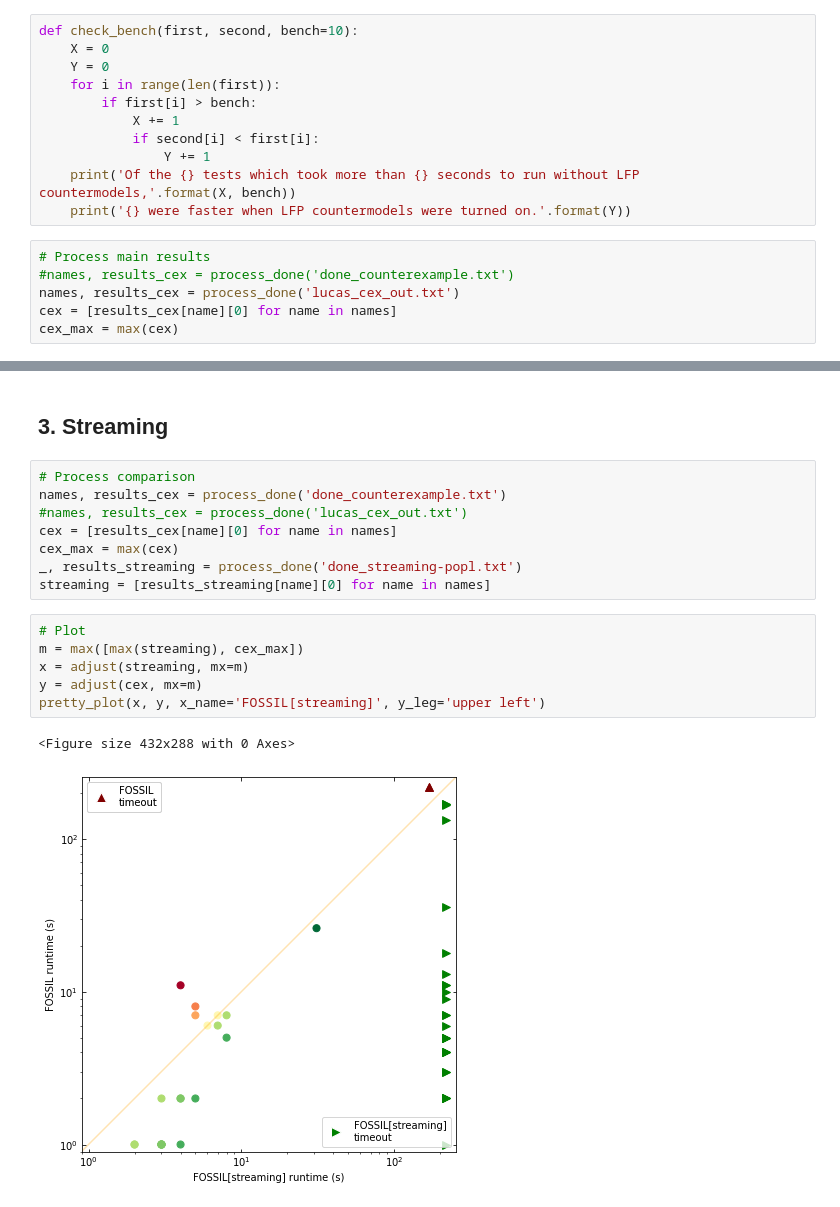
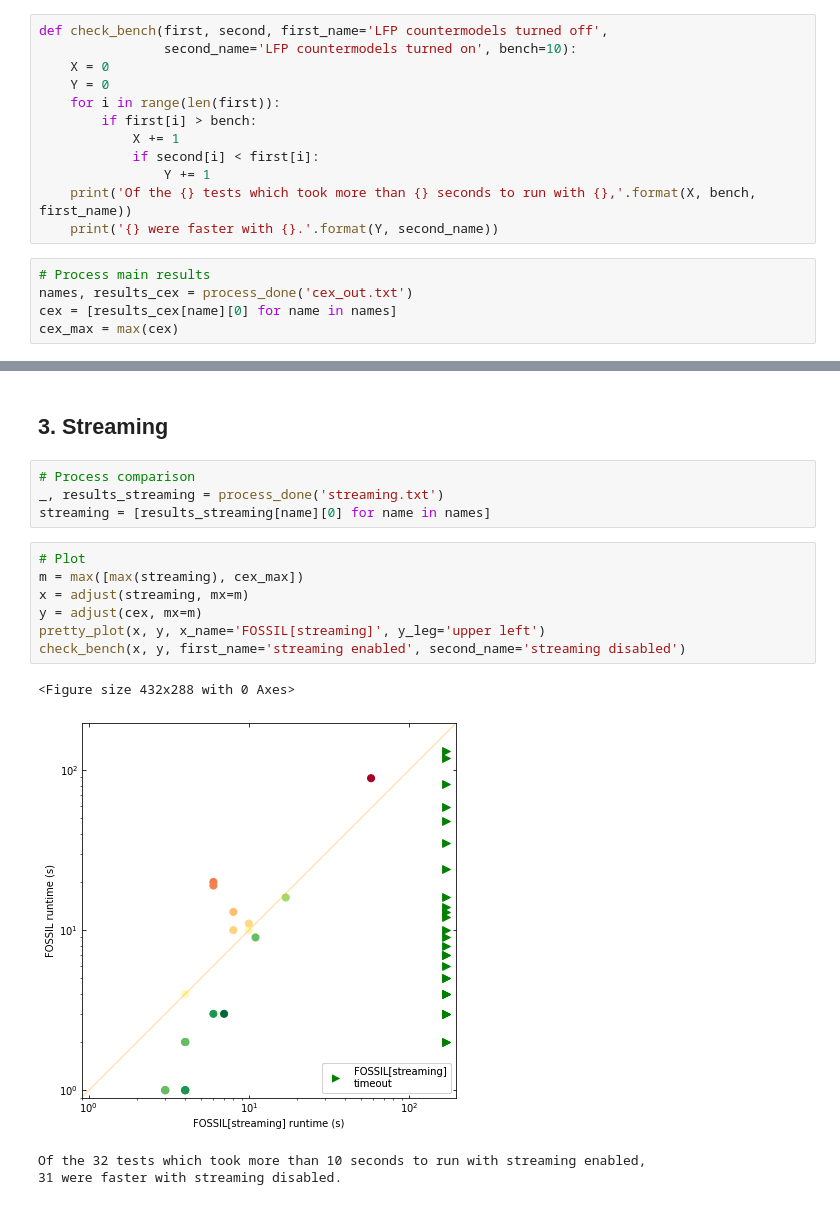
Before and after one commit to muraliadithya/FOSSIL, a Jupyter notebook: plotting/plotter.ipynb, the cells around one changed output, grey strips where cells are left out. Saved outputs shown, nothing was run; the diff lists cells and outputs as text.

Commit message:
updated plots with all of Lucas data

```diff
--- a/plotting/plotter.ipynb
+++ b/plotting/plotter.ipynb
@@ -1,7 +1,8 @@
 # %%
 from pretty_plot import *
 # %%
-def check_bench(first, second, bench=10):
+def check_bench(first, second, first_name='LFP countermodels turned off',
+                second_name='LFP countermodels turned on', bench=10):
     X = 0
     Y = 0
     for i in range(len(first)):
@@ -9,12 +10,11 @@ def check_bench(first, second, bench=10):
             X += 1
             if second[i] < first[i]:
                 Y += 1
-    print('Of the {} tests which took more than {} seconds to run without LFP countermodels,'.format(X, bench))
-    print('{} were faster when LFP countermodels were turned on.'.format(Y))
+    print('Of the {} tests which took more than {} seconds to run with {},'.format(X, bench, first_name))
+    print('{} were faster with {}.'.format(Y, second_name))
 # %%
 # Process main results
-#names, results_cex = process_done('done_counterexample.txt')
-names, results_cex = process_done('lucas_cex_out.txt')
+names, results_cex = process_done('cex_out.txt')
 cex = [results_cex[name][0] for name in names]
 cex_max = max(cex)
 # %% [markdown]
@@ -59,18 +92,17 @@ Of the 22 tests which took more than 10 seconds to run without LFP countermodels
 ## 3. Streaming
 # %%
 # Process comparison
-names, results_cex = process_done('done_counterexample.txt')
-#names, results_cex = process_done('lucas_cex_out.txt')
-cex = [results_cex[name][0] for name in names]
-cex_max = max(cex)
-_, results_streaming = process_done('done_streaming-popl.txt')
+_, results_streaming = process_done('streaming.txt')
 streaming = [results_streaming[name][0] for name in names]
 # %%
 # Plot
 m = max([max(streaming), cex_max])
 x = adjust(streaming, mx=m)
 y = adjust(cex, mx=m)
 pretty_plot(x, y, x_name='FOSSIL[streaming]', y_leg='upper left')
+check_bench(x, y, first_name='streaming enabled', second_name='streaming disabled')
 # %% [output]
 <Figure size 432x288 with 0 Axes>
-[figure, old version]
+[figure, new version]
+Of the 32 tests which took more than 10 seconds to run with streaming enabled,
+31 were faster with streaming disabled.
```
Also changed, not shown: parts of 6 cells of this notebook, 14 other files.
